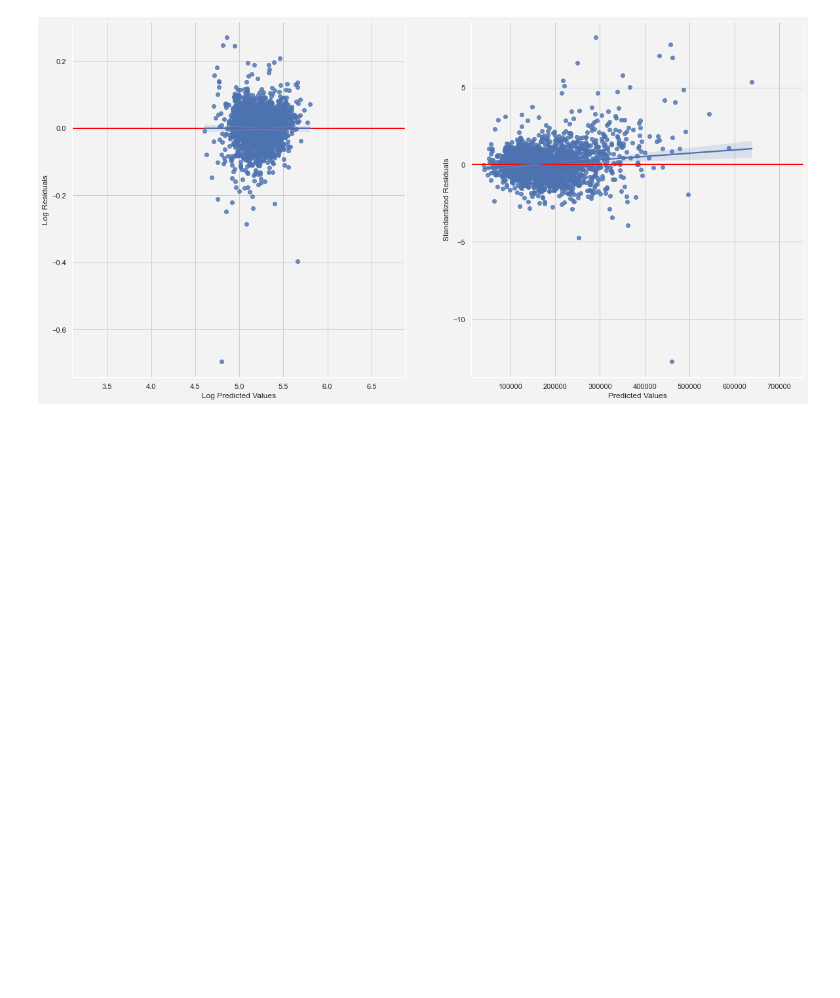
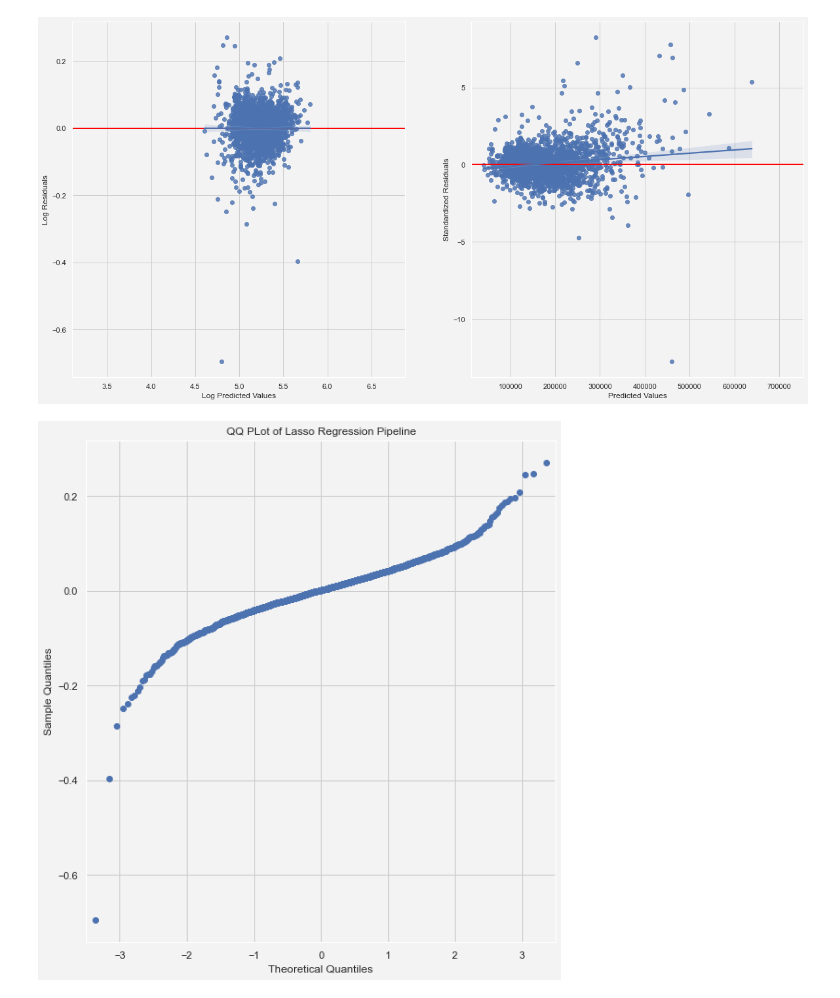
Before and after one commit to evan-kiolbassa/Ames_Housing_Project, a Jupyter notebook: Regression Models/Ames Optimized Lasso.ipynb, the cells around one changed output. Drawn from its saved outputs; the diff is of its cells as text; code cells hidden in the pictures; blank space fills up the shorter version.

```diff
--- a/Regression Models/Ames Optimized Lasso.ipynb
+++ b/Regression Models/Ames Optimized Lasso.ipynb
@@ -78,10 +31,11 @@ imputer = IterativeImputer(estimator = model)
 imputation_pipeline = Pipeline([
                   ('imputer', imputer),
                   ('model', model)])
-params = {'imputer__sample_posterior': [True, False],
+params = {
           'imputer__max_iter' : [10],
-          'imputer__initial_strategy' : ['mean', 'median', 'most common'],
-          'imputer__imputation_order' : ['ascending', 'descending', 'roman', 'arabic', 'random']}
+          'imputer__initial_strategy' : ['mean', 'median'],
+          'imputer__imputation_order' : ['ascending', 'descending', 'roman', 'arabic', 'random']
+                                                                                                }
 
 
 impute_cv = GridSearchCV(imputation_pipeline, params, cv = 3,
@@ -111,4 +65,4 @@ Pipeline(steps=[('robust', RobustScaler()),
                                                                         False]},
                               scoring='neg_mean_squared_error'))])
 # %%
-pd.DataFrame(impute_cv.cv_results_)
+imputer_cv = pd.DataFrame(impute_cv.cv_results_)
@@ -132,0 +84,13 @@ pd.DataFrame(impute_cv.cv_results_)
+# %%
+imputation_order = imputer_cv['param_imputer__imputation_order']
+median = imputer_cv[imputer_cv['param_imputer__initial_strategy'] == 'median']['mean_fit_time']
+mean = imputer_cv[imputer_cv['param_imputer__initial_strategy'] == 'mean']['mean_fit_time']
+
+fig = go.Figure(data=[
+    go.Bar(name='Median', x=imputation_order[median.index], y=median),
+    go.Bar(name='Mean', x=imputation_order[mean.index], y=mean)
+])
+fig.update_xaxes(title = 'Imputation Method')
+fig.update_yaxes(title = 'Fit Time (Seconds)')
+fig.update_layout(title_text='Fit Time by Imputation Method and Strategy')
+fig.show()
@@ -133,8 +99,9 @@ pd.DataFrame(impute_cv.cv_results_)
 # %%
 model = linear_model.Lasso()
-imputer = IterativeImputer(imputation_order = impute_cv.best_params_['imputer__imputation_order'],
-                           initial_strategy = impute_cv.best_params_['imputer__initial_strategy'],
-                           max_iter = 10, sample_posterior = impute_cv.best_params_['imputer__sample_posterior'])
+
+imputer = IterativeImputer(imputation_order = 'random',
+                           initial_strategy = 'median',
+                           max_iter = 10, sample_posterior = False)
 
 imputation_pipeline = Pipeline([
                   ('imputer', imputer),
@@ -371,3 +326,11 @@ def residuals_plots(lr, X, Y, log=False):
 residuals = residuals_plots(optimized_lasso,X,y,log = True)
 # %% [output]
 [figure]
+# %%
+fig = plt.figure(figsize=(20,10))
+ax = fig.add_subplot(121)
+qq = sm.qqplot(residuals['Residual'], ax = ax)
+plt.title('QQ PLot of Lasso Regression Pipeline')
+plt.show()
+# %% [output]
+[figure, added]
```
Also changed, not shown: parts of 8 cells of this notebook.
